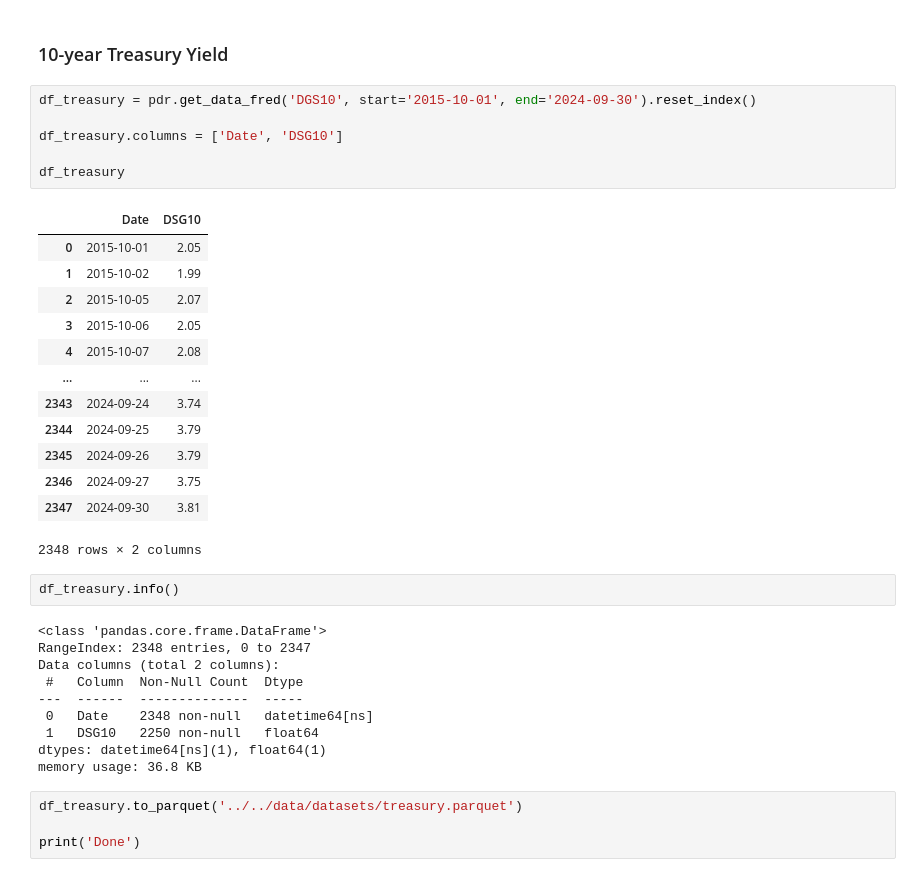
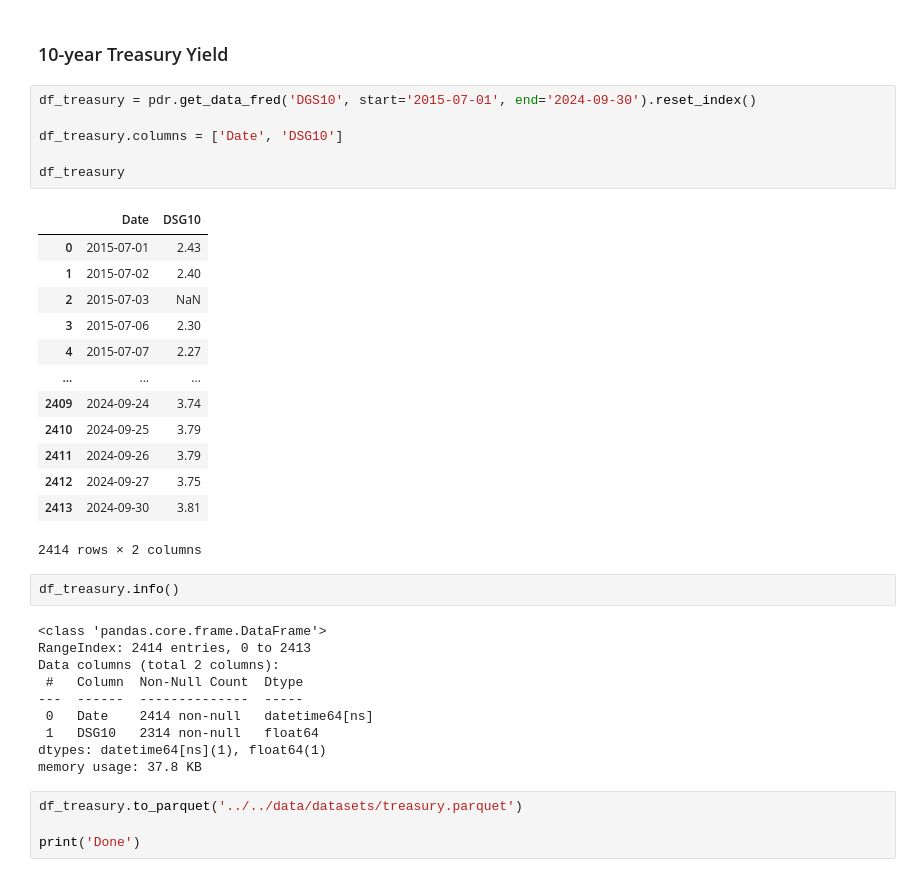
Before and after one commit to shughes1000/stock-price-forecasting, a Jupyter notebook: code/data_scraping/get_indicators.ipynb, the cells around one changed output. Saved outputs shown, nothing was run; the diff lists cells and outputs as text.

```diff
--- a/code/data_scraping/get_indicators.ipynb
+++ b/code/data_scraping/get_indicators.ipynb
@@ -43,37 +43,37 @@ Done
 # %% [markdown]
 ### 10-year Treasury Yield
 # %%
-df_treasury = pdr.get_data_fred('DGS10', start='2015-10-01', end='2024-09-30').reset_index()
+df_treasury = pdr.get_data_fred('DGS10', start='2015-07-01', end='2024-09-30').reset_index()
 
 df_treasury.columns = ['Date', 'DSG10']
 
 df_treasury
 # %% [output]
 |  | Date | DSG10 |
-| 0 | 2015-10-01 | 2.05 |
-| 1 | 2015-10-02 | 1.99 |
-| 2 | 2015-10-05 | 2.07 |
-| 3 | 2015-10-06 | 2.05 |
-| 4 | 2015-10-07 | 2.08 |
+| 0 | 2015-07-01 | 2.43 |
+| 1 | 2015-07-02 | 2.40 |
+| 2 | 2015-07-03 | NaN |
+| 3 | 2015-07-06 | 2.30 |
+| 4 | 2015-07-07 | 2.27 |
 | ... | ... | ... |
-| 2343 | 2024-09-24 | 3.74 |
-| 2344 | 2024-09-25 | 3.79 |
-| 2345 | 2024-09-26 | 3.79 |
-| 2346 | 2024-09-27 | 3.75 |
-| 2347 | 2024-09-30 | 3.81 |
+| 2409 | 2024-09-24 | 3.74 |
+| 2410 | 2024-09-25 | 3.79 |
+| 2411 | 2024-09-26 | 3.79 |
+| 2412 | 2024-09-27 | 3.75 |
+| 2413 | 2024-09-30 | 3.81 |
-2348 rows × 2 columns
+2414 rows × 2 columns
 # %%
 df_treasury.info()
 # %% [output]
 <class 'pandas.core.frame.DataFrame'>
-RangeIndex: 2348 entries, 0 to 2347
+RangeIndex: 2414 entries, 0 to 2413
 Data columns (total 2 columns):
  #   Column  Non-Null Count  Dtype
 ---  ------  --------------  -----
- 0   Date    2348 non-null   datetime64[ns]
- 1   DSG10   2250 non-null   float64
+ 0   Date    2414 non-null   datetime64[ns]
+ 1   DSG10   2314 non-null   float64
 dtypes: datetime64[ns](1), float64(1)
-memory usage: 36.8 KB
+memory usage: 37.8 KB
 # %%
 df_treasury.to_parquet('../../data/datasets/treasury.parquet')
 
```
Also changed, not shown: parts of 4 cells of this notebook, 2 other files.
